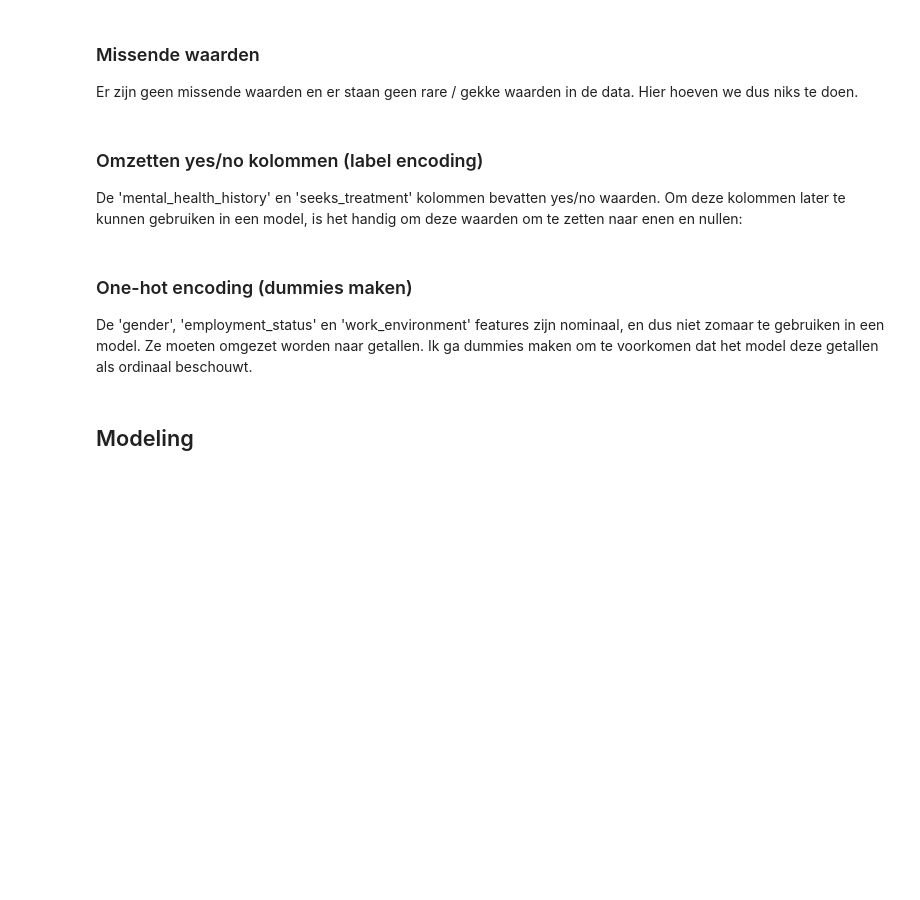
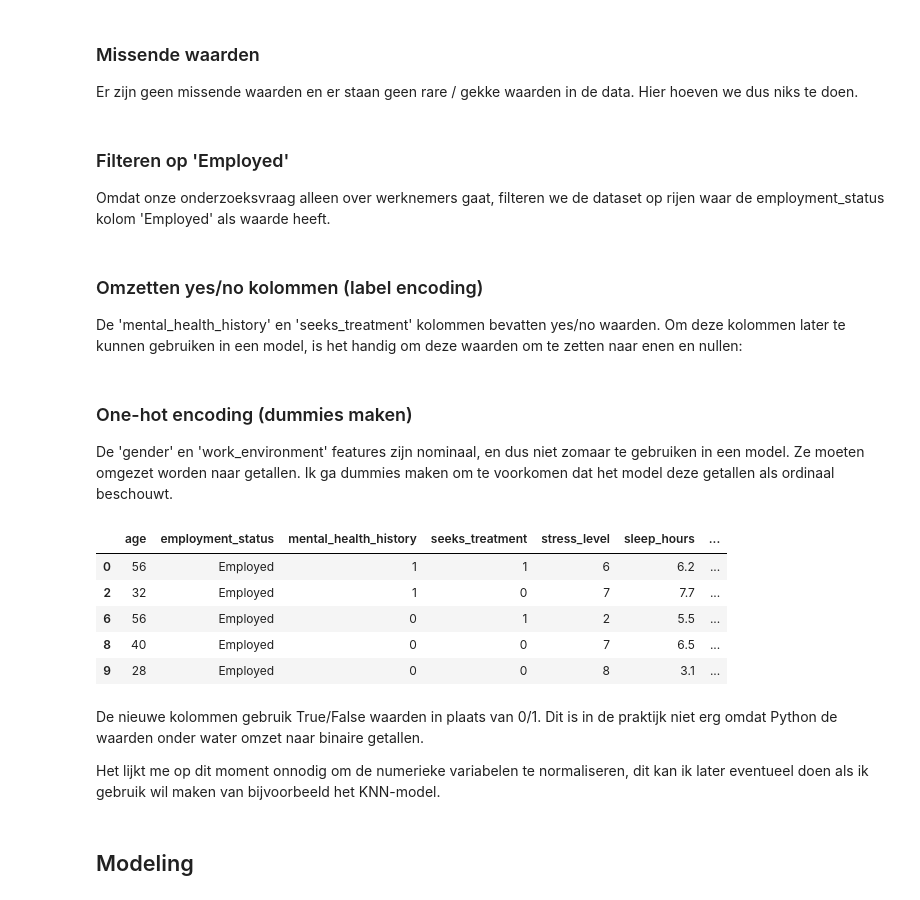
Before and after one commit to GitMathijs/S3_AI_lesmateriaal, a Jupyter notebook: Casus/casus.ipynb, the cells around one changed output. Saved outputs shown, nothing was run; the diff lists cells and outputs as text; code cells hidden in the pictures; blank space fills up the shorter version.

```diff
--- a/Casus/casus.ipynb
+++ b/Casus/casus.ipynb
@@ -15,6 +15,9 @@ Ik ga de dataset eerst verkennen om een idee te krijgen van de features en wat d
 # %%
 import pandas as pd
 import matplotlib.pyplot as plt
+from sklearn.model_selection import train_test_split
+from sklearn.tree import DecisionTreeClassifier, plot_tree
+pd.set_option('display.max_columns', None)
 # %%
 # data inladen
 data = pd.read_csv("mental_health_dataset.csv")
@@ -192,3 +198,7 @@ Ik denk dat alle features gebruikt zouden kunnen worden in een model. De numerie
 # %% [markdown]
 ### Missende waarden
 Er zijn geen missende waarden en er staan geen rare / gekke waarden in de data. Hier hoeven we dus niks te doen.
+# %% [markdown]
+### Filteren op 'Employed'
+
+Omdat onze onderzoeksvraag alleen over werknemers gaat, filteren we de dataset op rijen waar de employment_status kolom 'Employed' als waarde heeft.
@@ -204,6 +213,20 @@ data_clean["seeks_treatment"] = data_clean["seeks_treatment"].map({"No": 0, "Yes
 # %% [markdown]
 ### One-hot encoding (dummies maken)
 
-De 'gender', 'employment_status' en 'work_environment' features zijn nominaal, en dus niet zomaar te gebruiken in een model. Ze moeten omgezet worden naar getallen. Ik ga dummies maken om te voorkomen dat het model deze getallen als ordinaal beschouwt.
+De 'gender' en 'work_environment' features zijn nominaal, en dus niet zomaar te gebruiken in een model. Ze moeten omgezet worden naar getallen. Ik ga dummies maken om te voorkomen dat het model deze getallen als ordinaal beschouwt.
+# %%
+data_clean = pd.get_dummies(data_clean, columns=["gender", "work_environment"])
+data_clean.head()
+# %% [output]
+|  | age | employment_status | mental_health_history | seeks_treatment | stress_level | sleep_hours | ... |
+| 0 | 56 | Employed | 1 | 1 | 6 | 6.2 | ... |
+| 2 | 32 | Employed | 1 | 0 | 7 | 7.7 | ... |
+| 6 | 56 | Employed | 0 | 1 | 2 | 5.5 | ... |
+| 8 | 40 | Employed | 0 | 0 | 7 | 6.5 | ... |
+| 9 | 28 | Employed | 0 | 0 | 8 | 3.1 | ... |
+# %% [markdown]
+De nieuwe kolommen gebruik True/False waarden in plaats van 0/1. Dit is in de praktijk niet erg omdat Python de waarden onder water omzet naar binaire getallen.
+
+Het lijkt me op dit moment onnodig om de numerieke variabelen te normaliseren, dit kan ik later eventueel doen als ik gebruik wil maken van bijvoorbeeld het KNN-model.
 # %% [markdown]
 ## Modeling
```
Also changed, not shown: parts of 25 cells of this notebook.
